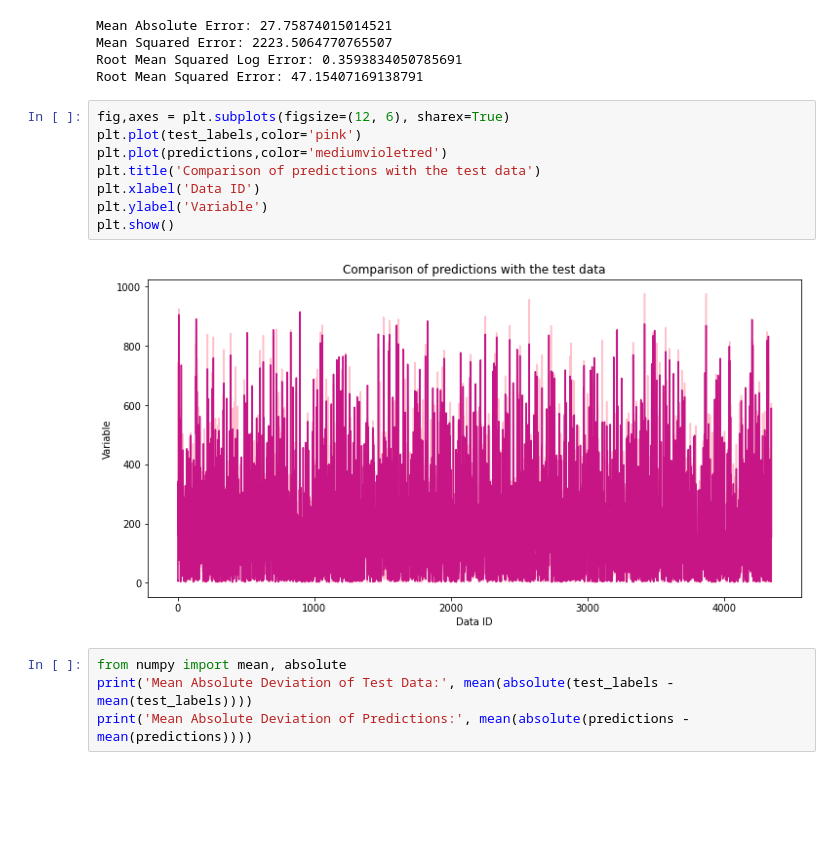
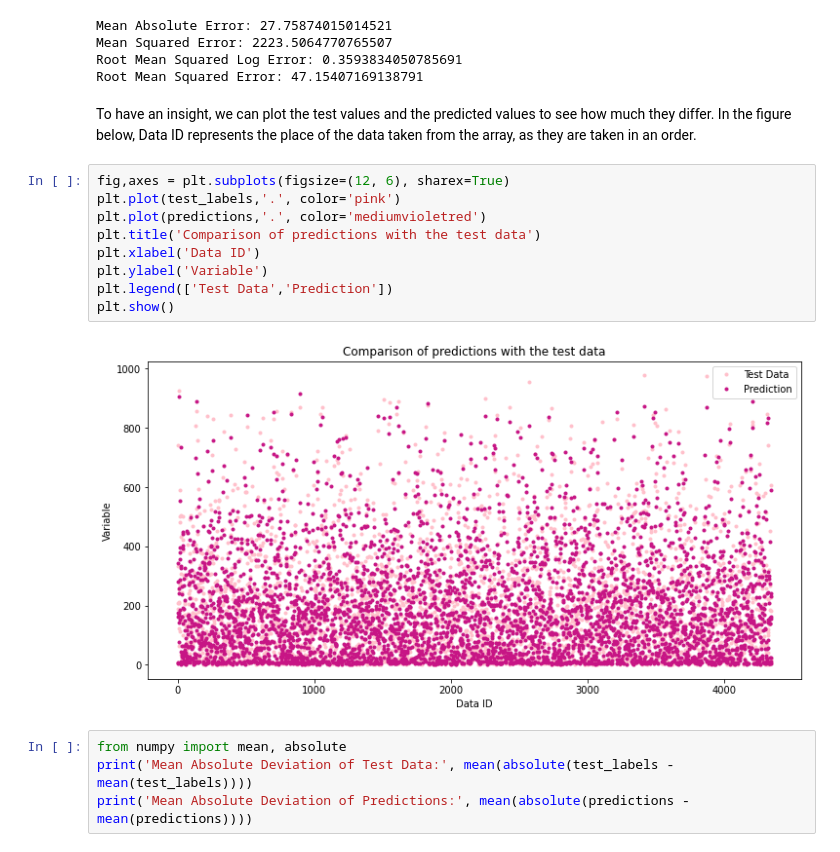
Before and after one commit to wuestenblume/Capital-Bikeshare, a Jupyter notebook: Data_analysis.ipynb, the cells around one changed output. Drawn from its saved outputs; the diff is of its cells as text; blank space fills up the shorter version.

```diff
--- a/Data_analysis.ipynb
+++ b/Data_analysis.ipynb
@@ -605,16 +603,19 @@ Mean Absolute Error: 27.75874015014521
 Mean Squared Error: 2223.5064770765507
 Root Mean Squared Log Error: 0.3593834050785691
 Root Mean Squared Error: 47.15407169138791
+# %% [markdown]
+To have an insight, we can plot the test values and the predicted values to see how much they differ. In the figure below, Data ID represents the place of the data taken from the array, as they are taken in an order.
 # %%
 fig,axes = plt.subplots(figsize=(12, 6), sharex=True)
-plt.plot(test_labels,color='pink')
-plt.plot(predictions,color='mediumvioletred')
+plt.plot(test_labels,'.', color='pink')
+plt.plot(predictions,'.', color='mediumvioletred')
 plt.title('Comparison of predictions with the test data')
 plt.xlabel('Data ID')
 plt.ylabel('Variable')
+plt.legend(['Test Data','Prediction'])
 plt.show()
 # %% [output]
-[figure, old version]
+[figure, new version]
 # %%
 from numpy import mean, absolute
 print('Mean Absolute Deviation of Test Data:', mean(absolute(test_labels - mean(test_labels))))
```
Also changed, not shown: parts of 8 cells of this notebook.
